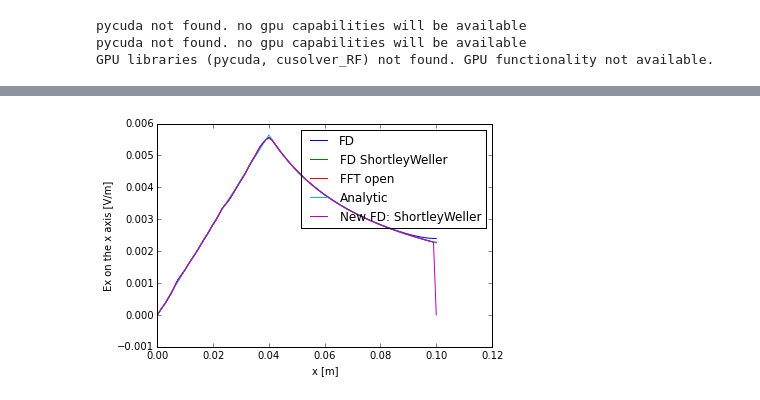
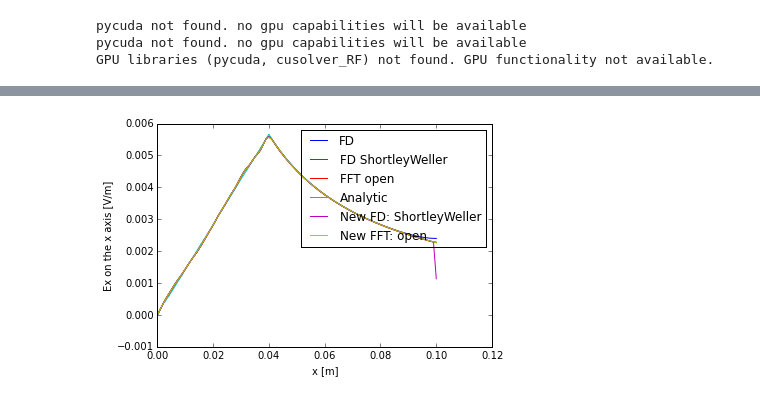
Before and after one commit to PyCOMPLETE/PyPIC, a Jupyter notebook: Itest_000_Round_Chamber.ipynb, the cells around one changed output, grey strips where cells are left out. Saved outputs shown, nothing was run; the diff lists cells and outputs as text; code cells hidden in the pictures.

```diff
--- a/Itest_000_Round_Chamber.ipynb
+++ b/Itest_000_Round_Chamber.ipynb
@@ -66,6 +73,24 @@ PyPIC Version 1.01
 Failed to import pyfftw
 Got exception:  No module named pyfftw
 Using numpy fft
+# %%
+def test_new_solver(new_solver, xx, yy, charge=e, x_probe=None, y_probe=None):
+    '''
+    Return rho, Phi, efx, efy, Ex, Ey
+    '''
+    mesh_charges = new_solver.particles_to_mesh(xx, yy, charge=charge)
+    rho = mesh_charges/new_solver.mesh.volume_elem
+    phi = new_solver.poisson_solve(mesh_charges)
+    mesh_e_fields = new_solver.get_electric_fields(phi)
+    efx = mesh_e_fields[0]
+    efy = mesh_e_fields[1]
+    for i, field in enumerate(mesh_e_fields):
+        mesh_e_fields[i] = field.flatten()
+    mesh_fields_and_mp_coords = zip(list(mesh_e_fields), [x_probe, y_probe])
+    fields = new_solver.field_to_particles(*mesh_fields_and_mp_coords)
+    Ex = fields[0]
+    Ey = fields[1]
+    return rho, phi, efx, efy, Ex, Ey
 # %%
 # generate particles
 x_part = R_charge*(2.*rand(N_part_gen)-1.)
@@ -81,34 +106,32 @@ picFD.scatter(x_part, y_part, nel_part, charge=e)
 picFDSW.scatter(x_part, y_part, nel_part, charge=e)
 picFFT.scatter(x_part, y_part, nel_part, charge=e)
 
-mesh_charges = new_pp.particles_to_mesh(x_part, y_part, charge=e)
-rho = mesh_charges/new_pp.mesh.volume_elem
 
 #pic scatter
 picFD.solve()
 picFDSW.solve()
 picFFT.solve()
 
-phi = new_pp.poisson_solve(mesh_charges)
-mesh_e_fields = new_pp.get_electric_fields(phi)
-efx = mesh_e_fields[0]
-efy = mesh_e_fields[1]
-for i, field in enumerate(mesh_e_fields):
-    mesh_e_fields[i] = field.flatten()
+
+
+x_probes = np.linspace(0,R_cham,1000)
+y_probes = 0. * x_probes
 
 
 
+rho_FFT, phi_FFT, efx_FFT, efy_FFT, Ex_FFT, Ey_FFT = test_new_solver(new_pp_FFT, xx=x_part, yy=y_part,
+                                                                     charge=e,
+                                                                     x_probe=x_probes, y_probe=y_probes)
 
-x_probes = np.linspace(0,R_cham,1000)
-y_probes = 0.*x_probes
+rho, phi, efx, efy, Ex, Ey = test_new_solver(new_pp, xx=x_part, yy=y_part,
+                                             charge=e,
+                                             x_probe=x_probes, y_probe=y_probes)
 
 #pic gather
 Ex_FD, Ey_FD = picFD.gather(x_probes, y_probes)
 Ex_FDSW, Ey_FDSW = picFDSW.gather(x_probes, y_probes)
 Ex_FFT, Ey_FFT = picFFT.gather(x_probes, y_probes)
 
-mesh_fields_and_mp_coords = zip(list(mesh_e_fields), [x_probes, y_probes])
-fields = new_pp.field_to_particles(*mesh_fields_and_mp_coords)
 
 E_r_th = map(lambda x: np.sum(x_part**2+y_part**2<x**2)*qe/eps0/(2*np.pi*x), x_probes)
 # %%
@@ -131,15 +172,17 @@ plt.show()
 # %%
 plt.close('all')
 plt.plot(x_probes, Ex_FD, label = 'FD')
 plt.plot(x_probes, Ex_FDSW, label = 'FD ShortleyWeller')
 plt.plot(x_probes, Ex_FFT, label = 'FFT open')
 plt.plot(x_probes, E_r_th, label = 'Analytic')
-plt.plot(x_probes, fields[0], label = 'New FD: ShortleyWeller')
+plt.plot(x_probes, Ex, label = 'New FD: ShortleyWeller')
+plt.plot(x_probes, Ex_FFT, label = 'New FFT: open')
+
 #pl.plot(picFFT.xg, picFFT.efx[picFFT.ny/2, :])
 plt.legend()
 plt.ylabel('Ex on the x axis [V/m]')
 plt.xlabel('x [m]')
 
 plt.show()
 # %% [output]
-[figure, old version]
+[figure, new version]
```
Also changed, not shown: parts of 3 cells of this notebook, 2 other files.
